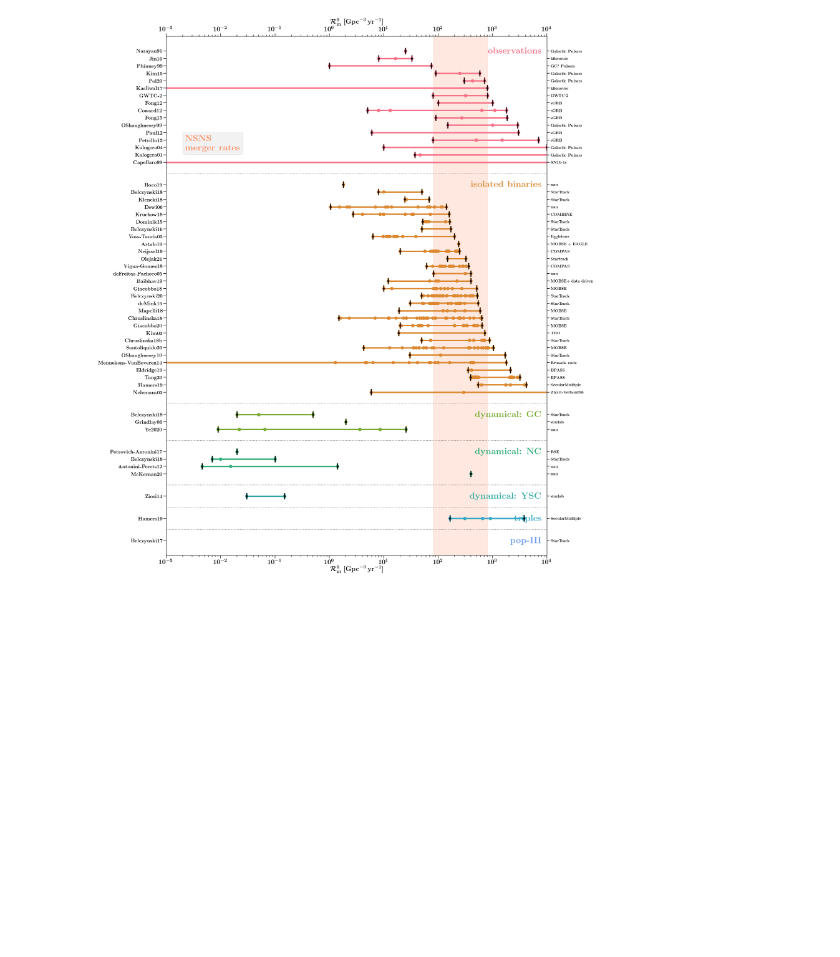
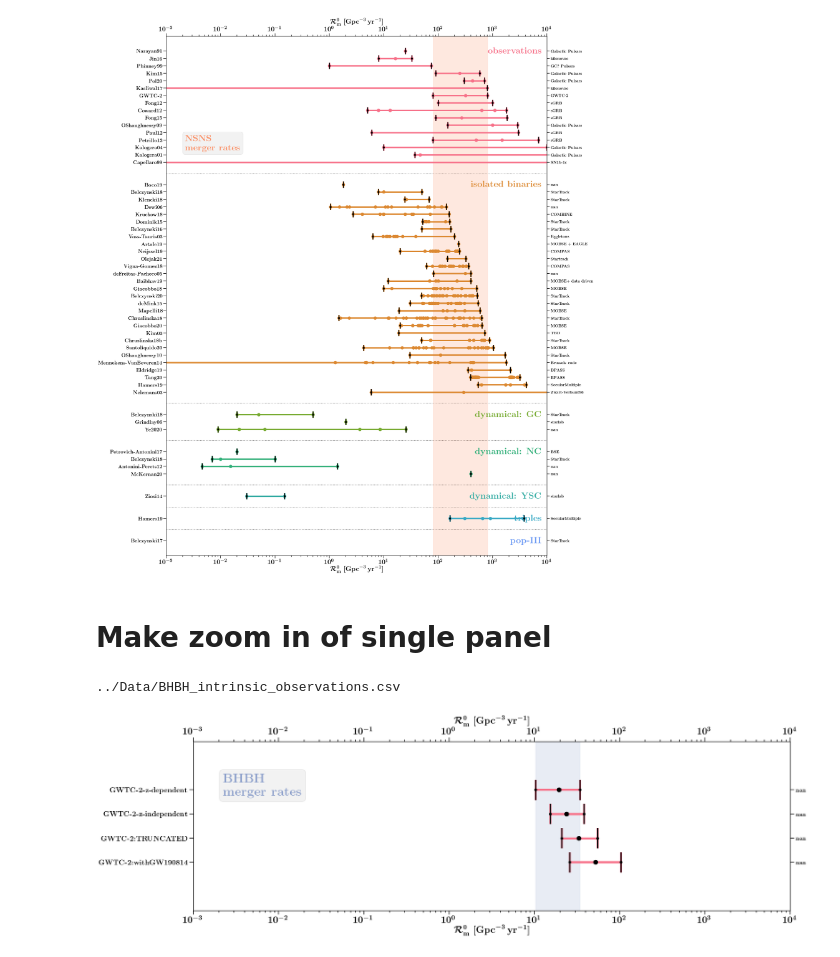
Before and after one commit to FloorBroekgaarden/BPS-comparison, a Jupyter notebook: plottingCode/make_Figure_1_main_rates.ipynb, the cells around one changed output. Drawn from its saved outputs; the diff is of its cells as text; code cells hidden in the pictures; blank space fills up the shorter version.

```diff
--- a/plottingCode/make_Figure_1_main_rates.ipynb
+++ b/plottingCode/make_Figure_1_main_rates.ipynb
@@ -454,3 +454,5 @@ make_figure(DCOtype='NSNS')
 ../Data/NSNS_intrinsic_triples.csv
 ../Data/NSNS_intrinsic_population-III.csv
 [figure]
+# %% [markdown]
+# Make zoom in of single panel
@@ -456,0 +834,5 @@ make_figure(DCOtype='NSNS')
+# %%
+make_figure_single(DCOtype='BHBH', ordered='max', label='observations')
+# %% [output]
+../Data/BHBH_intrinsic_observations.csv
+[figure, added]
```
Also changed, not shown: parts of 2 cells of this notebook, 4 other files.
